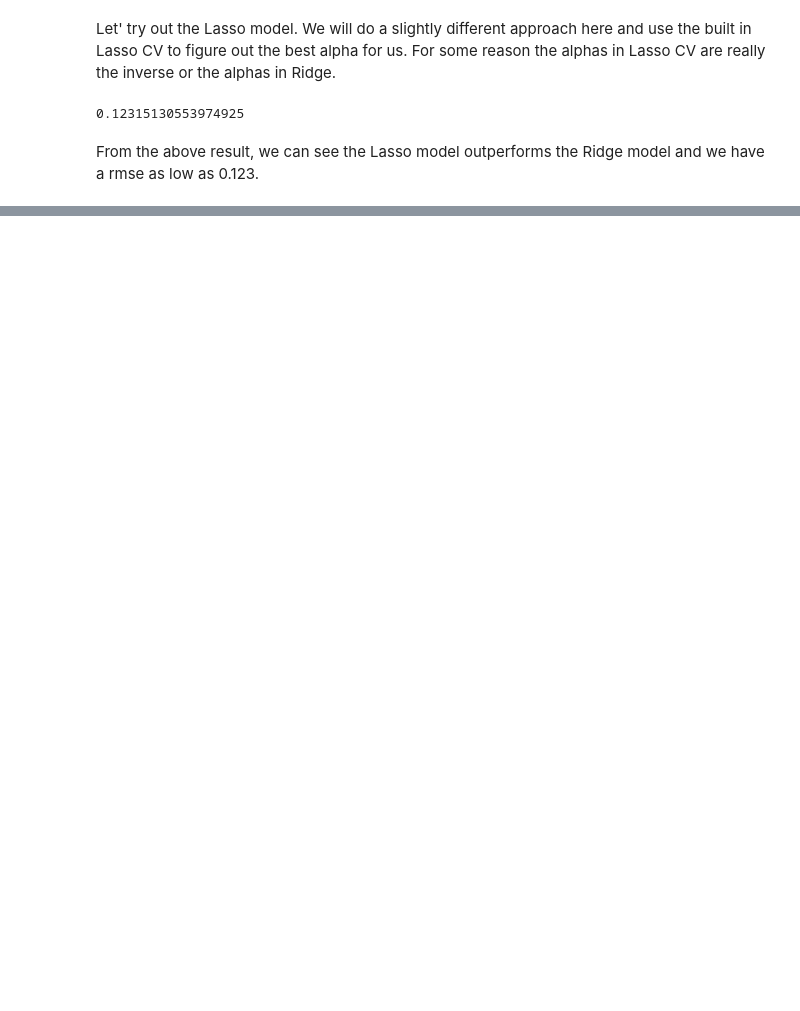
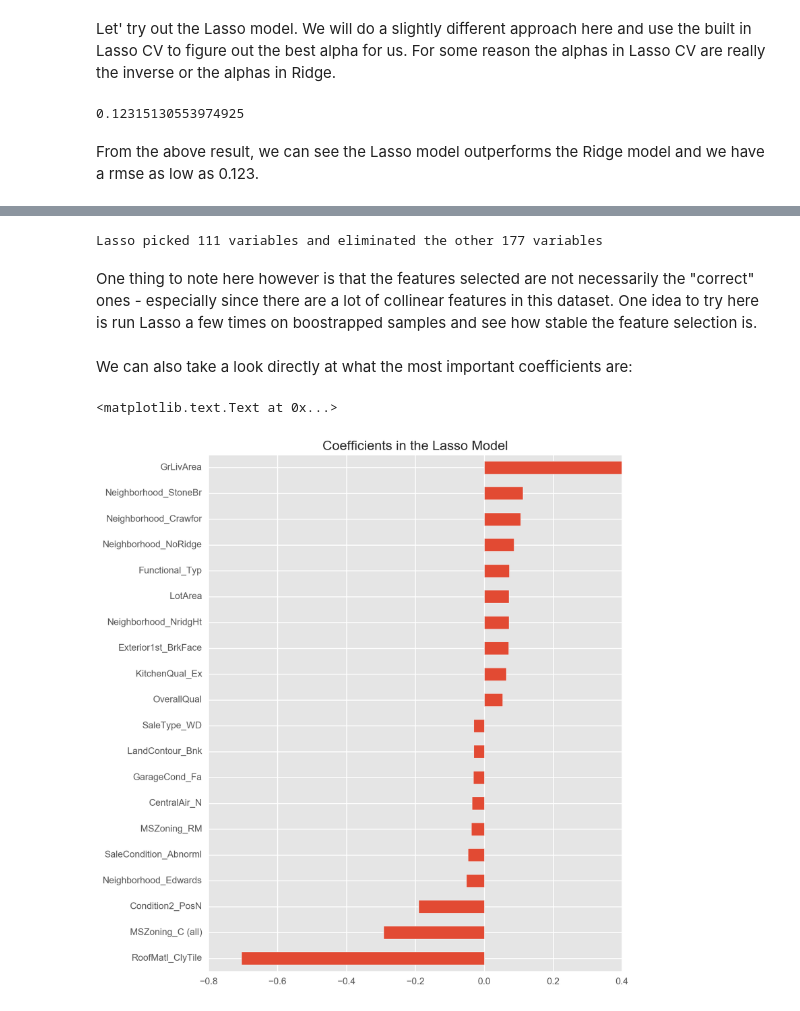
Before and after one commit to yang127/summer2017_machinelearning, a Jupyter notebook: Linearized Regression.ipynb, the cells around one changed output, grey strips where cells are left out. Cells and saved outputs as stored; diff of their text form; code cells hidden in the pictures; blank space fills up the shorter version.

```diff
--- a/Linearized Regression.ipynb
+++ b/Linearized Regression.ipynb
@@ -154,0 +157,20 @@ From the above result, we can see the Lasso model outperforms the Ridge model an
+# %%
+coef = pd.Series(model_lasso.coef_, index = X_train.columns)
+# %%
+print("Lasso picked " + str(sum(coef != 0)) + " variables and eliminated the other " +  str(sum(coef == 0)) + " variables")
+# %% [output]
+Lasso picked 111 variables and eliminated the other 177 variables
+# %% [markdown]
+One thing to note here however is that the features selected are not necessarily the "correct" ones - especially since there are a lot of collinear features in this dataset. One idea to try here is run Lasso a few times on boostrapped samples and see how stable the feature selection is.
+# %% [markdown]
+We can also take a look directly at what the most important coefficients are:
+# %%
+imp_coef = pd.concat([coef.sort_values().head(10),
+                     coef.sort_values().tail(10)])
+# %%
+matplotlib.rcParams['figure.figsize'] = (8.0, 10.0)
+imp_coef.plot(kind = "barh")
+plt.title("Coefficients in the Lasso Model")
+# %% [output]
+<matplotlib.text.Text at 0x...>
+[figure, added]
```
Also changed, not shown: parts of 14 cells of this notebook.
